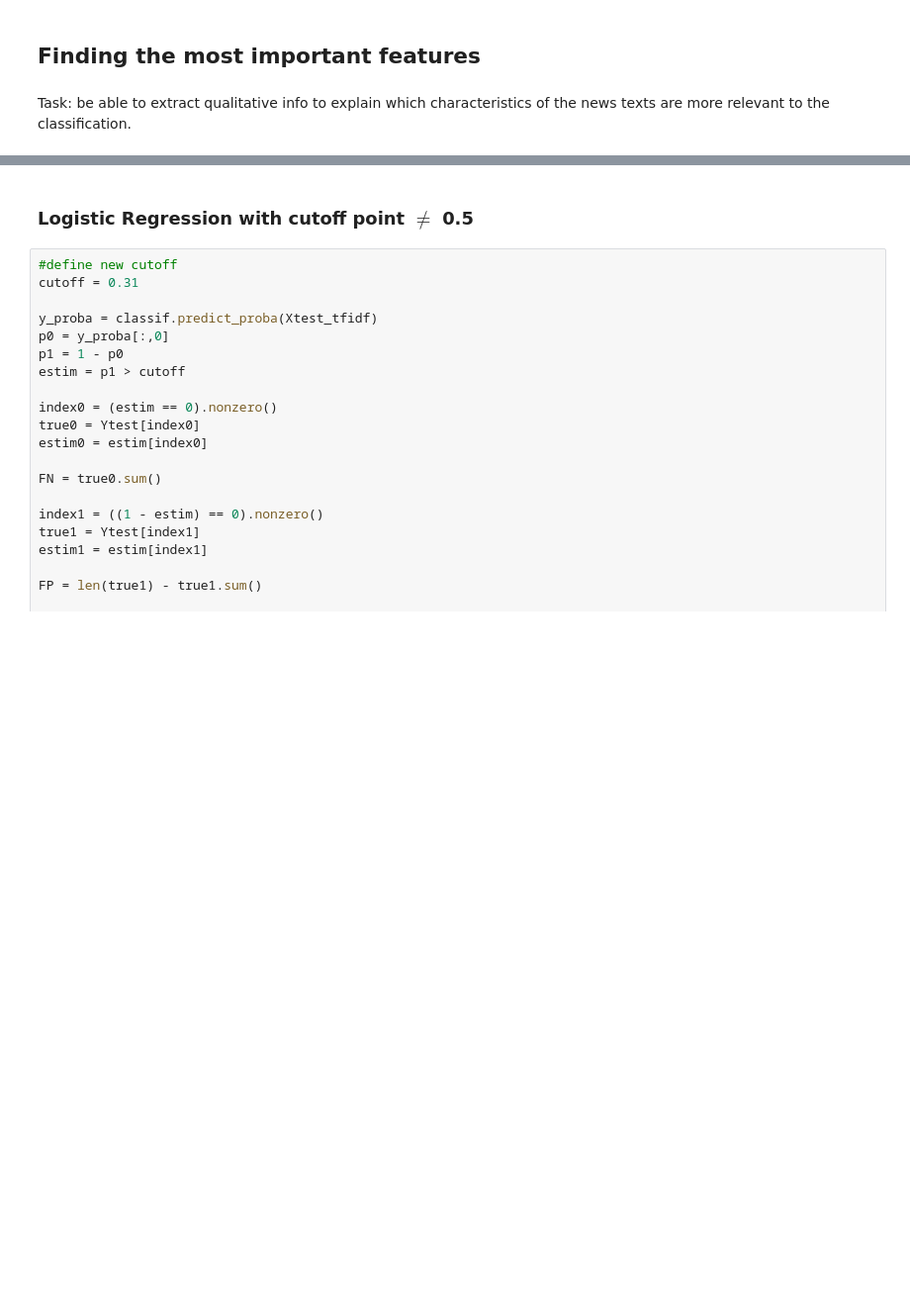
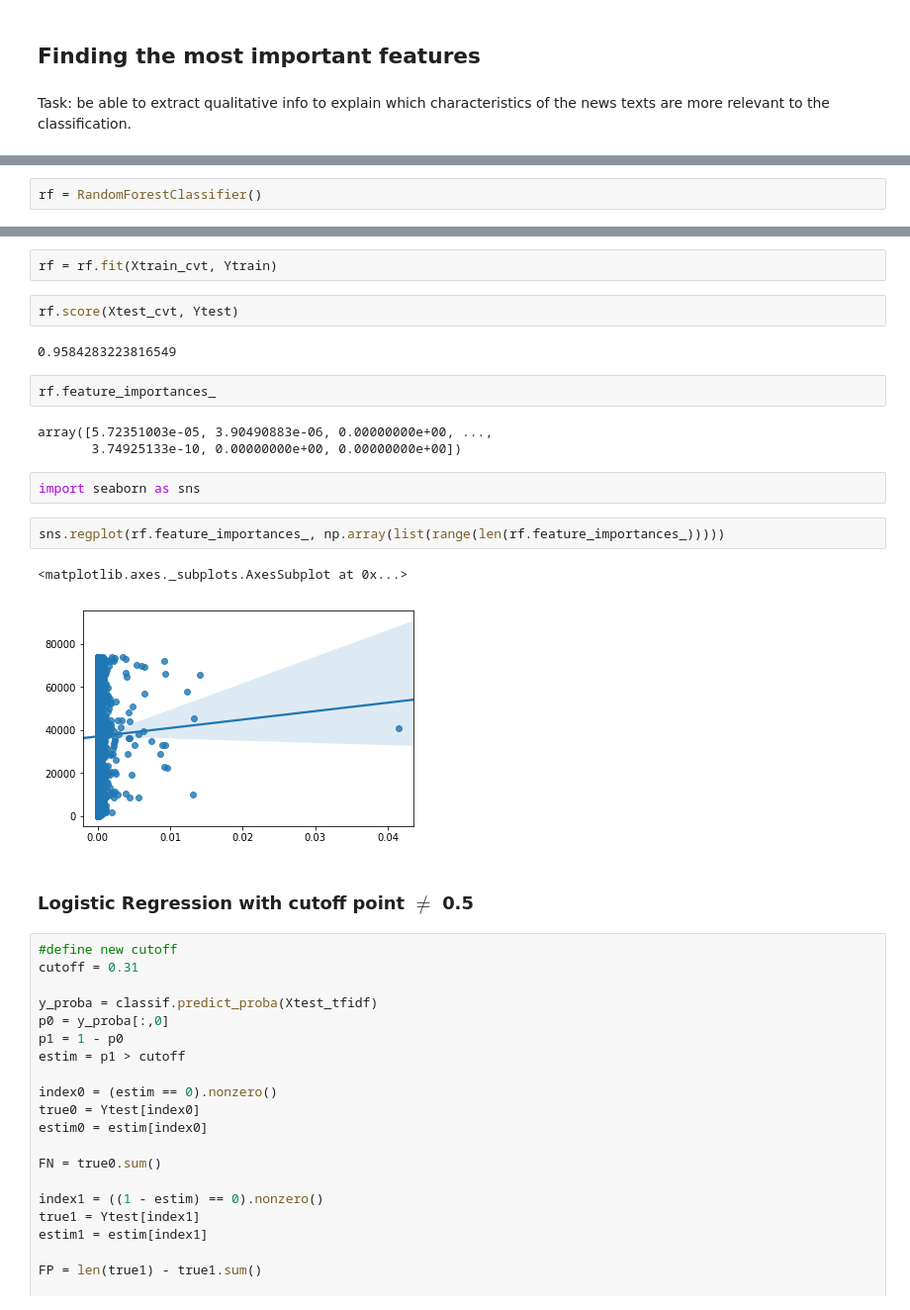
Before and after one commit to AkiraOkuno/Fake_News, a Jupyter notebook: Classification/NLP_TitleClassifier.ipynb, the cells around one changed output, grey strips where cells are left out. Shown at 99% size. Cells and saved outputs as stored; diff of their text form; blank space fills up the shorter version.

```diff
--- a/Classification/NLP_TitleClassifier.ipynb
+++ b/Classification/NLP_TitleClassifier.ipynb
@@ -197,0 +202,2 @@ Task: be able to extract qualitative info to explain which characteristics of th
+# %%
+rf = RandomForestClassifier()
@@ -198,3 +214,21 @@ Task: be able to extract qualitative info to explain which characteristics of th
+# %%
+rf = rf.fit(Xtrain_cvt, Ytrain)
+# %%
+rf.score(Xtest_cvt, Ytest)
+# %% [output]
+0.9584283223816549
+# %%
+rf.feature_importances_
+# %% [output]
+array([5.72351003e-05, 3.90490883e-06, 0.00000000e+00, ...,
+       3.74925133e-10, 0.00000000e+00, 0.00000000e+00])
+# %%
+import seaborn as sns
+# %%
+sns.regplot(rf.feature_importances_, np.array(list(range(len(rf.feature_importances_)))))
+# %% [output]
+<matplotlib.axes._subplots.AxesSubplot at 0x...>
+[figure, added]
 # %% [markdown]
 ### Logistic Regression with cutoff point $\neq$ 0.5
 # %%
```
Also changed, not shown: parts of 6 cells of this notebook.
